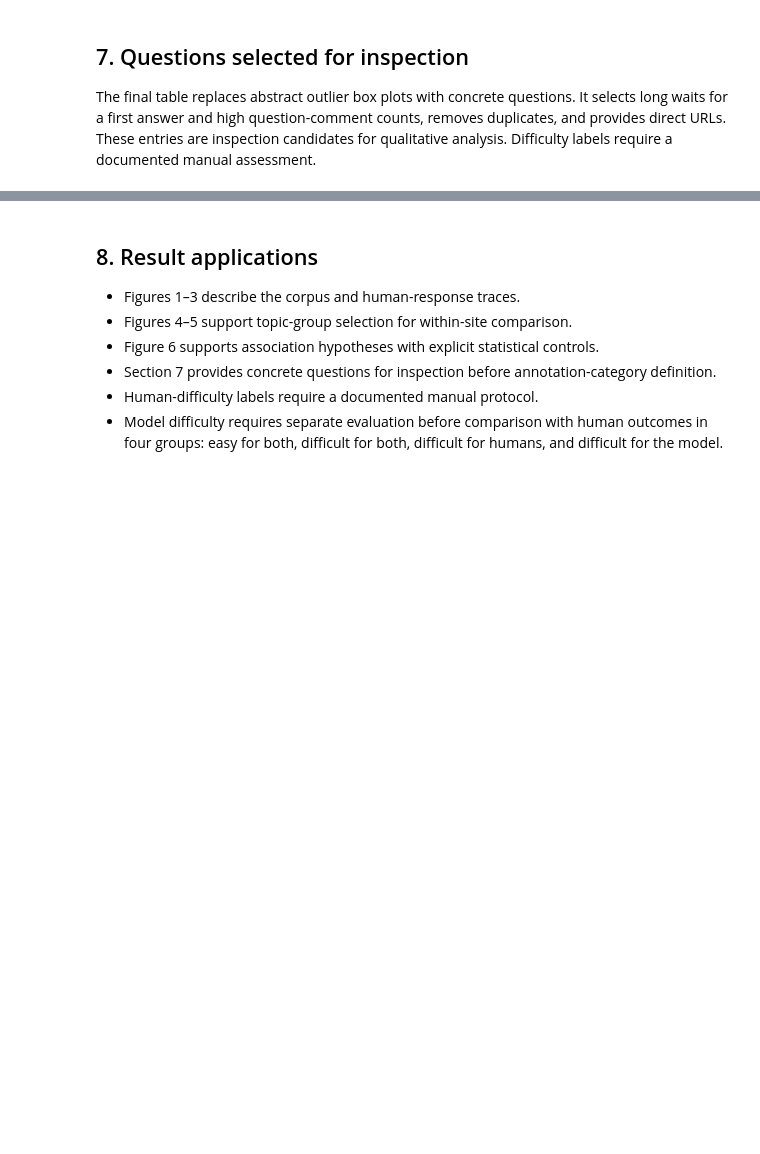
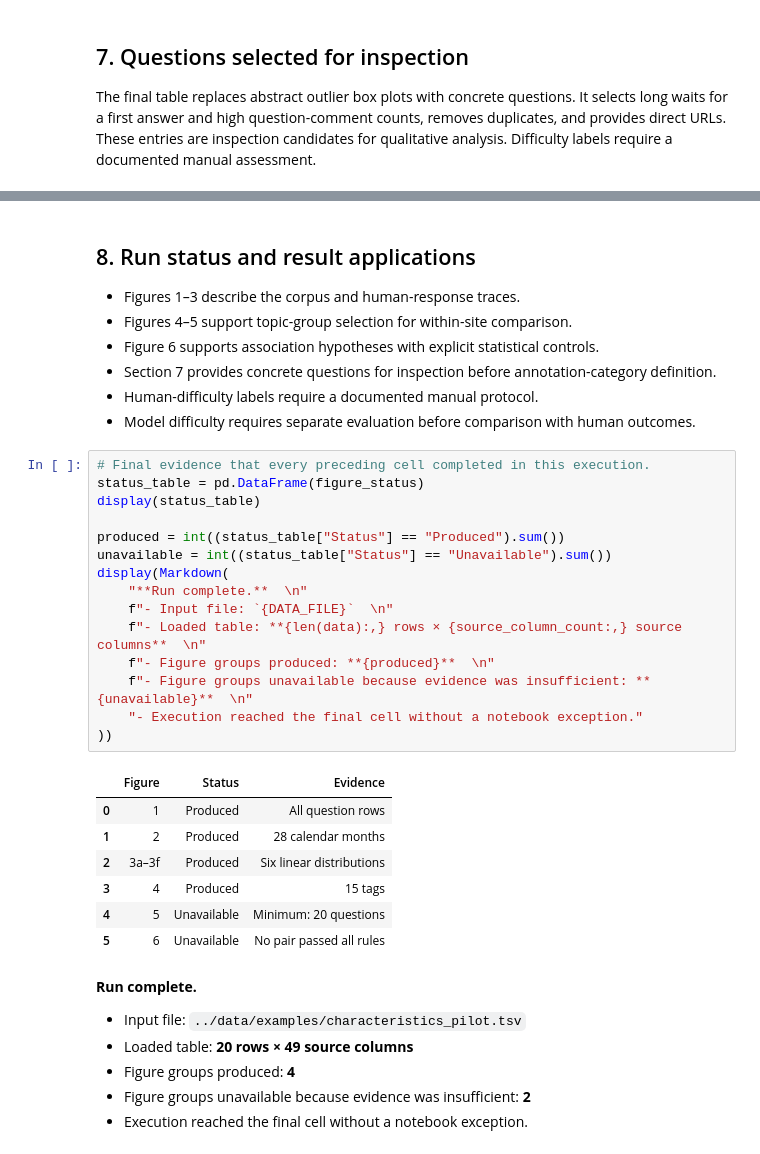
Before and after one commit to thearmankarapetyan/stackexchange-difficulty, a Jupyter notebook: notebooks/stackexchange_eda.ipynb, the cells around one changed output, grey strips where cells are left out. Cells and saved outputs as stored; diff of their text form; blank space fills up the shorter version.

```diff
--- a/notebooks/stackexchange_eda.ipynb
+++ b/notebooks/stackexchange_eda.ipynb
@@ -567,11 +630,40 @@ display(cases_to_show)
 | 6 | Long wait for first answer | 450355 | What was the first company to mak... | https://softwareengineering.stack... | 3 | ... |
 | 7 | Long wait for first answer | 450402 | Best Practice for Integrating Dom... | https://softwareengineering.stack... | 2 | ... |
 # %% [markdown]
-## 8. Result applications
+## 8. Run status and result applications
 
 - Figures 1–3 describe the corpus and human-response traces.
 - Figures 4–5 support topic-group selection for within-site comparison.
 - Figure 6 supports association hypotheses with explicit statistical controls.
 - Section 7 provides concrete questions for inspection before annotation-category definition.
 - Human-difficulty labels require a documented manual protocol.
-- Model difficulty requires separate evaluation before comparison with human outcomes in four groups: easy for both, difficult for both, difficult for humans, and difficult for the model.
+- Model difficulty requires separate evaluation before comparison with human outcomes.
+# %%
+# Final evidence that every preceding cell completed in this execution.
+status_table = pd.DataFrame(figure_status)
+display(status_table)
+
+produced = int((status_table["Status"] == "Produced").sum())
+unavailable = int((status_table["Status"] == "Unavailable").sum())
+display(Markdown(
+    "**Run complete.**  \n"
+    f"- Input file: `{DATA_FILE}`  \n"
+    f"- Loaded table: **{len(data):,} rows × {source_column_count:,} source columns**  \n"
+    f"- Figure groups produced: **{produced}**  \n"
+    f"- Figure groups unavailable because evidence was insufficient: **{unavailable}**  \n"
+    "- Execution reached the final cell without a notebook exception."
+))
+# %% [output]
+|  | Figure | Status | Evidence |
+| 0 | 1 | Produced | All question rows |
+| 1 | 2 | Produced | 28 calendar months |
+| 2 | 3a–3f | Produced | Six linear distributions |
+| 3 | 4 | Produced | 15 tags |
+| 4 | 5 | Unavailable | Minimum: 20 questions |
+| 5 | 6 | Unavailable | No pair passed all rules |
+**Run complete.**
+- Input file: `../data/examples/characteristics_pilot.tsv`
+- Loaded table: **20 rows × 49 source columns**
+- Figure groups produced: **4**
+- Figure groups unavailable because evidence was insufficient: **2**
+- Execution reached the final cell without a notebook exception.
```
Also changed, not shown: parts of 25 cells of this notebook, 7 other files.
